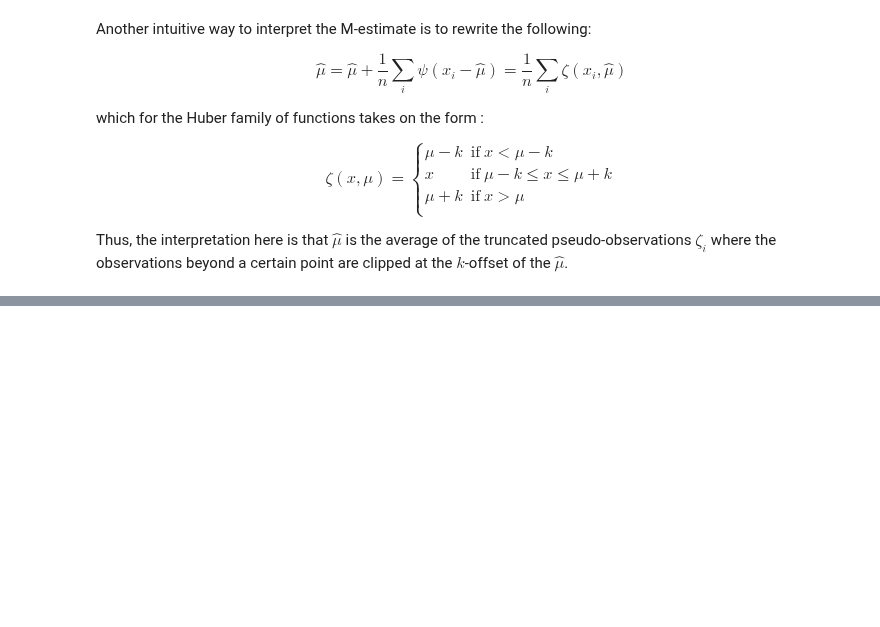
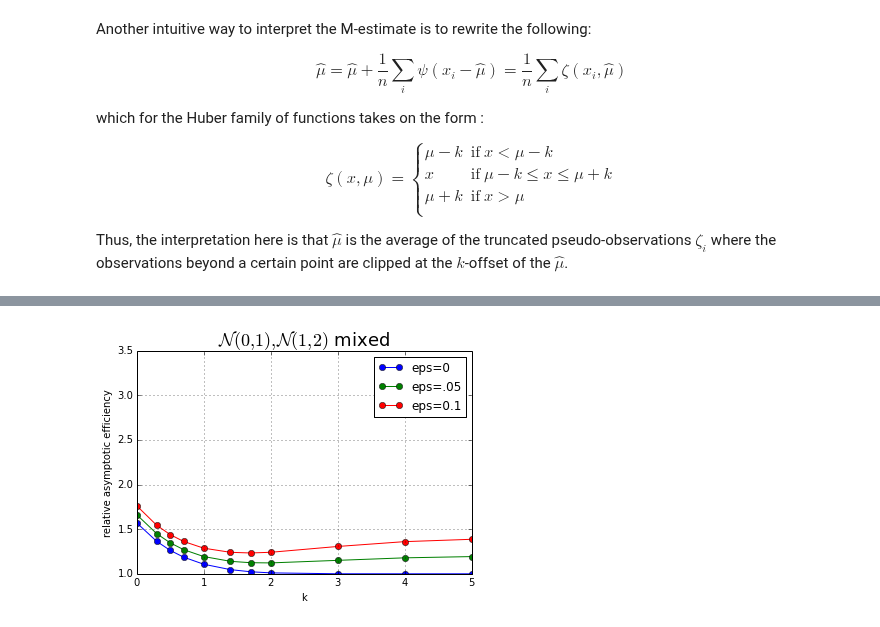
Before and after one commit to unpingco/Python-for-Signal-Processing, a Jupyter notebook: Robust_Statistics.ipynb, the cells around one changed output, grey strips where cells are left out. Cells and saved outputs as stored; diff of their text form; code cells hidden in the pictures; blank space fills up the shorter version.

```diff
--- a/Robust_Statistics.ipynb
+++ b/Robust_Statistics.ipynb
@@ -340,0 +334,5 @@ ax.grid()
+# %%
+fig.get_axes()[0].axis(ymax=3.5)
+fig
+# %% [output]
+[figure, added]
```
Also changed, not shown: parts of 7 cells of this notebook.
